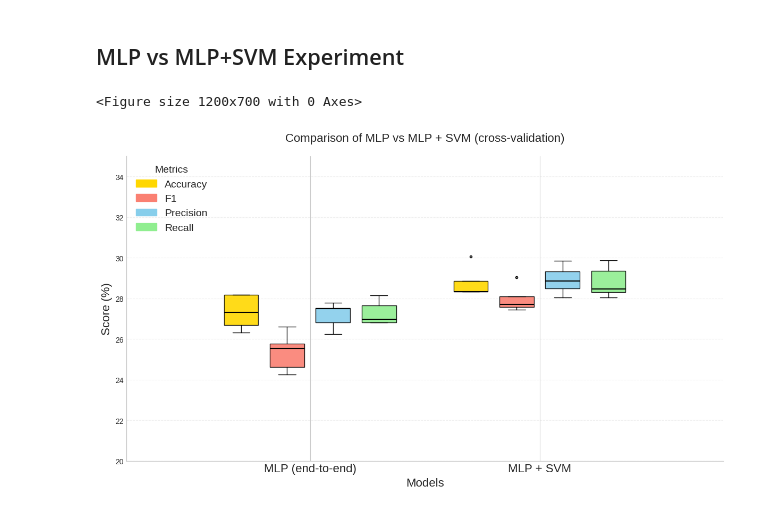
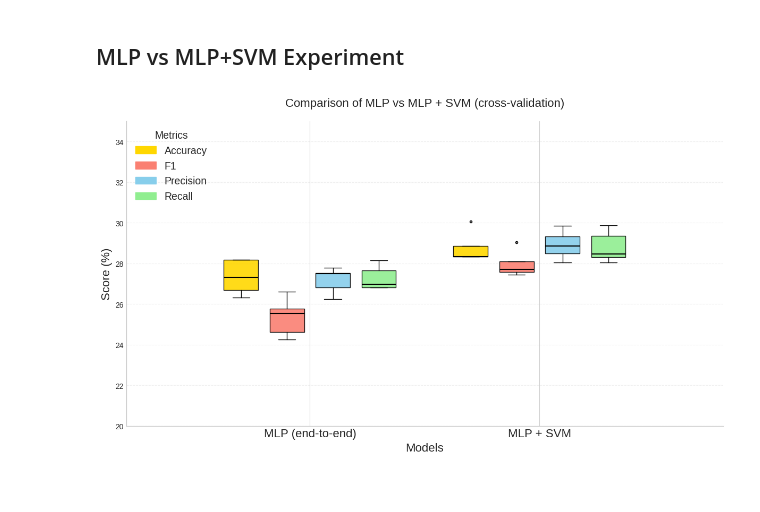
Before and after one commit to MCV-C3/project-5, a Jupyter notebook: Week2/plots.ipynb, the cells around one changed output. Saved outputs shown, nothing was run; the diff lists cells and outputs as text; code cells hidden in the pictures.

```diff
--- a/Week2/plots.ipynb
+++ b/Week2/plots.ipynb
@@ -215,21 +248,19 @@ plot_spatial_pyramids_boxplots(performance_image_size, title="Impact of Image Si
 # %%
 performance_data_folds = {
     'MLP (end-to-end)': [
         [26.67, 26.32, 28.16, 28.16, 27.30],  # Accuracy
         [24.25, 24.61, 26.60, 25.54, 25.77],  # F1
         [26.24, 27.51, 27.79, 26.82, 27.49],  # Precision
         [26.81, 26.82, 28.14, 27.65, 26.97]   # Recall
     ],
     'MLP + SVM': [
         [28.33, 28.85, 28.33, 30.06, 28.33],  # Accuracy
         [27.45, 28.10, 27.69, 29.03, 27.56],  # F1
         [28.04, 29.32, 28.85, 29.84, 28.49],  # Precision
         [28.29, 29.36, 28.46, 29.86, 28.05]   # Recall
     ],
 }
 
-fig = plt.figure(figsize=(12, 7))
 plot_performance_boxplots(performance_data_folds, title="Comparison of MLP vs MLP + SVM (cross-validation)", dim=[20,35], x_axis_title="Models")
 # %% [output]
-<Figure size 1200x700 with 0 Axes>
-[figure, old version]
+[figure, new version]
```
Also changed, not shown: parts of 3 cells of this notebook, 4 other files.
